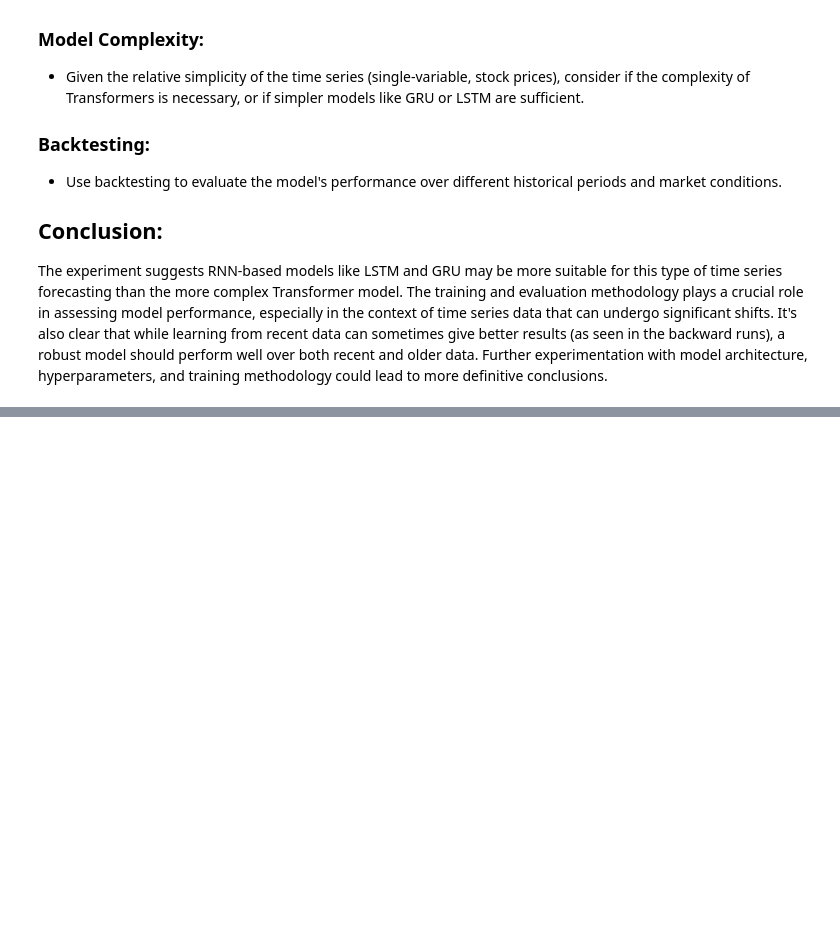
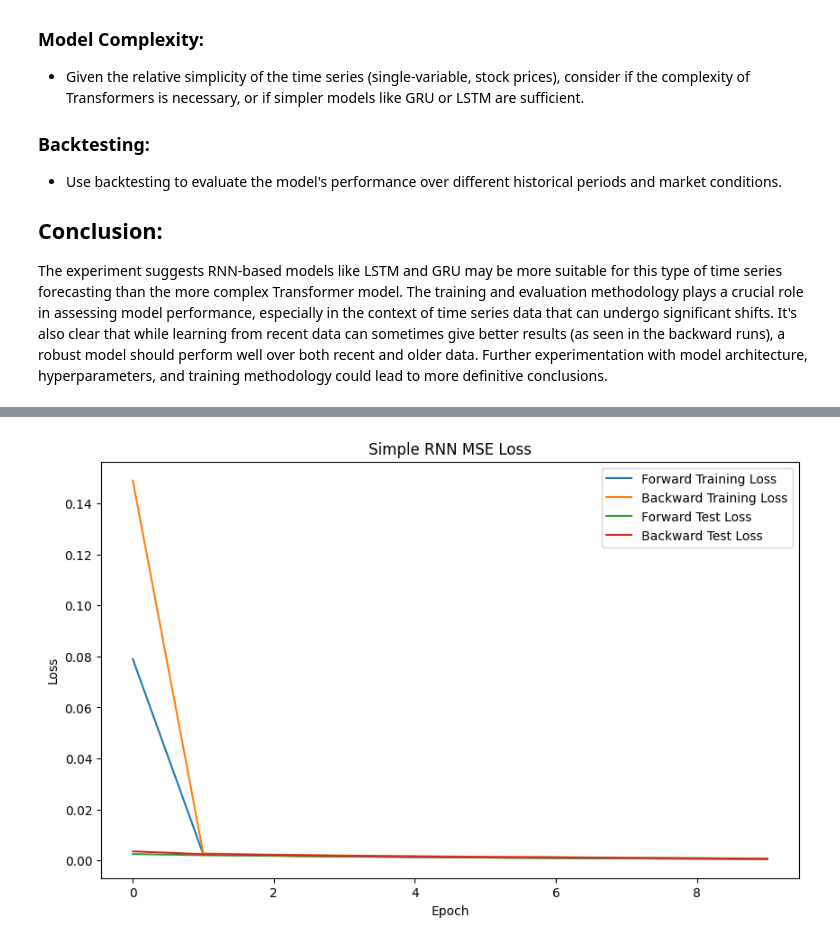
Before and after one commit to ChrisGuarino/PastPredict, a Jupyter notebook: chris/experiment_1.ipynb, the cells around one changed output, grey strips where cells are left out. Cells and saved outputs as stored; diff of their text form; code cells hidden in the pictures; blank space fills up the shorter version.

```diff
--- a/chris/experiment_1.ipynb
+++ b/chris/experiment_1.ipynb
@@ -602,0 +731,72 @@ The experiment suggests RNN-based models like LSTM and GRU may be more suitable
+# %%
+import torch
+from torch.utils.data import TensorDataset, DataLoader
+
+# Convert to PyTorch Datasets
+batch_size = 64
+
+#Forward
+train_data_fwd = TensorDataset(torch.Tensor(X_train_fwd_seq), torch.Tensor(y_train_fwd_seq))
+train_loader_fwd = DataLoader(train_data_fwd, shuffle=True, batch_size=batch_size)
+
+test_data_fwd = TensorDataset(torch.Tensor(X_test_fwd_seq), torch.Tensor(y_test_fwd_seq))
+test_loader_fwd = DataLoader(test_data_fwd, shuffle=False, batch_size=batch_size)
+
+#Backward
+train_data_bkwd = TensorDataset(torch.Tensor(X_train_bkwd_seq), torch.Tensor(y_train_bkwd_seq))
+train_loader_bkwd = DataLoader(train_data_bkwd, shuffle=True, batch_size=batch_size)
+
+test_data_bkwd = TensorDataset(torch.Tensor(X_test_bkwd_seq), torch.Tensor(y_test_bkwd_seq))
+test_loader_bkwd = DataLoader(test_data_bkwd, shuffle=False, batch_size=batch_size)
+# %%
+import torch.optim as optim
+import matplotlib.pyplot as plt
+
+# Define device
+device = torch.device("cuda" if torch.cuda.is_available() else "cpu")
+if device == "cuda":
+    print("Running on GPU")
+else: print("Running on CPU")
+
+criterion = nn.MSELoss()
+num_epochs = 10
+
+# Forward Model Initialization and Training
+model_fwd = SimpleRNN(input_size=2, hidden_size=20, output_size=1).to(device)
+optimizer_fwd = optim.Adam(model_fwd.parameters(), lr=0.001)
+
+loss_values_fwd_train, loss_values_fwd_test = training_loop(
+    num_epochs=num_epochs,
+    device=device,
+    optimizer=optimizer_fwd,
+    criterion=criterion,
+    model=model_fwd,
+    train_loader=train_loader_fwd,
+    test_loader=test_loader_fwd
+              )
+
+# Backward Model Initialization and Training
+model_bkwd = SimpleRNN(input_size=2, hidden_size=20, output_size=1).to(device)
+optimizer_bkwd = optim.Adam(model_bkwd.parameters(), lr=0.001)
+
+loss_values_bkwd_train, loss_values_bkwd_test = training_loop(
+    num_epochs=num_epochs,
+    device=device,
+    optimizer=optimizer_bkwd,
+    criterion=criterion,
+    model=model_bkwd,
+    train_loader=train_loader_bkwd,
+    test_loader=test_loader_bkwd
+              )
+
+plt.figure(figsize=(10, 6))
+plt.plot(loss_values_fwd_train, label='Forward Training Loss')
+plt.plot(loss_values_bkwd_train, label='Backward Training Loss')
+plt.plot(loss_values_fwd_test, label='Forward Test Loss')
+plt.plot(loss_values_bkwd_test, label='Backward Test Loss')
+plt.xlabel('Epoch')
+plt.ylabel('Loss')
+plt.title('Simple RNN MSE Loss')
+plt.legend()
+plt.show()
+# %% [output]
@@ -602,0 +820 @@ The experiment suggests RNN-based models like LSTM and GRU may be more suitable
+[figure, added]
```
Also changed, not shown: parts of 16 cells of this notebook.
